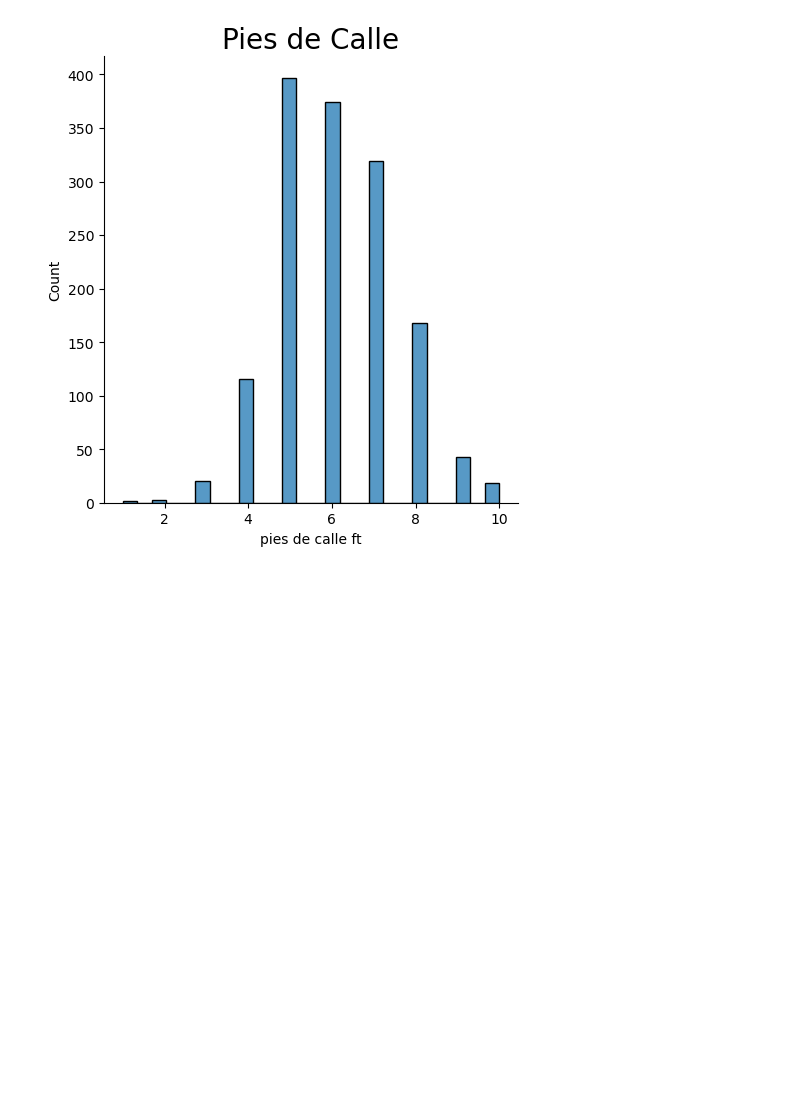
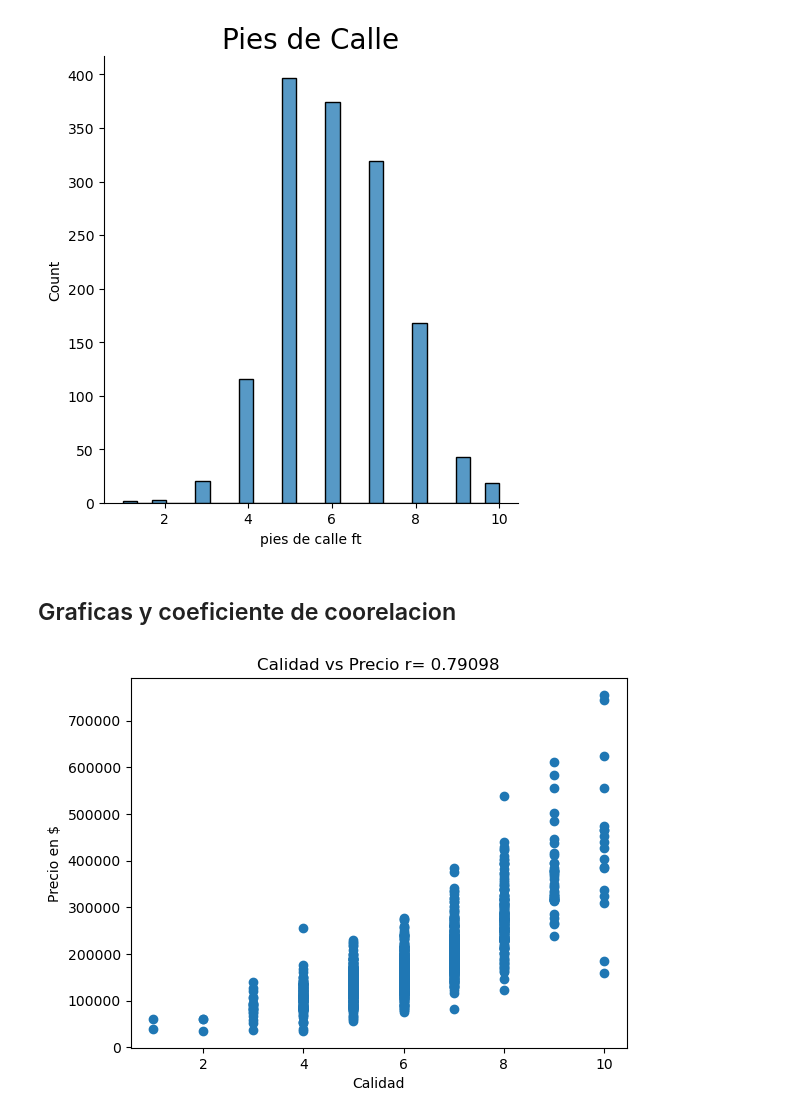
Before and after one commit to JPRodasM/Proyecto_1_CDP_23007125, a Jupyter notebook: Proyecto1.ipynb, the cells around one changed output. Cells and saved outputs as stored; diff of their text form; code cells hidden in the pictures; blank space fills up the shorter version.

Commit message:
Se agregaron las graficas con coeficientes

```diff
--- a/Proyecto1.ipynb
+++ b/Proyecto1.ipynb
@@ -217,3 +219,17 @@ plt.title('Pies de Calle',{'fontsize': 20})
 plt.show()
 # %% [output]
 [figure]
+# %% [markdown]
+## Graficas y coeficiente de coorelacion
+# %%
+import matplotlib.pyplot as plt
+
+#Calidad vs Precio
+r = np.corrcoef(data[:,1],data[:,0])
+plt.scatter(data[:,1],data[:,0])
+plt.title('Calidad vs Precio r= '+ str(round(r[0,1],5)))
+plt.xlabel('Calidad')
+plt.ylabel('Precio en $')
+plt.show()
+# %% [output]
+[figure, added]
```
Also changed, not shown: parts of 5 cells of this notebook.
